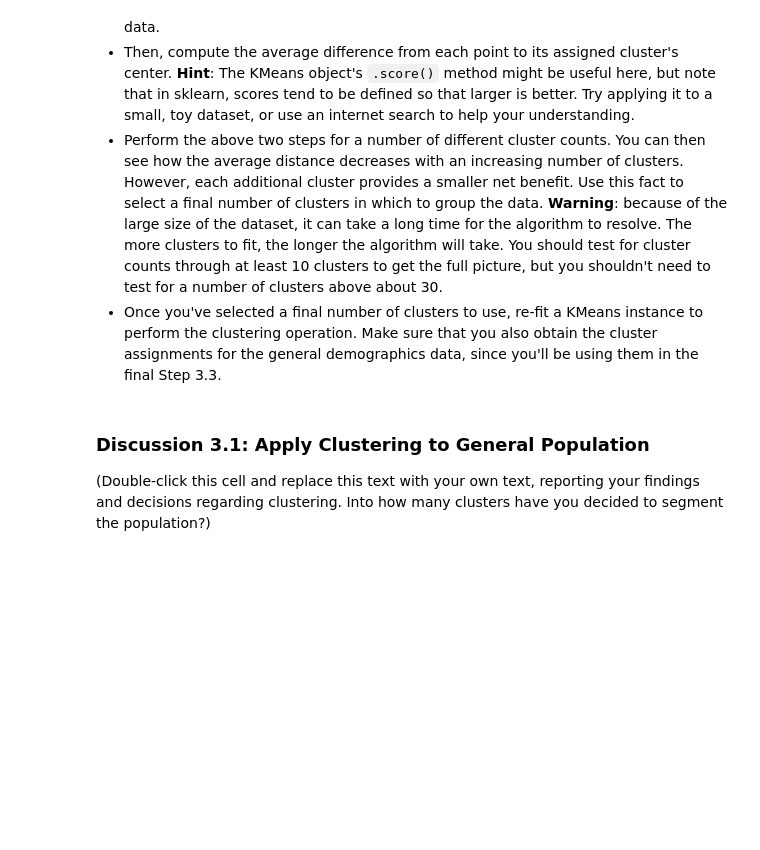
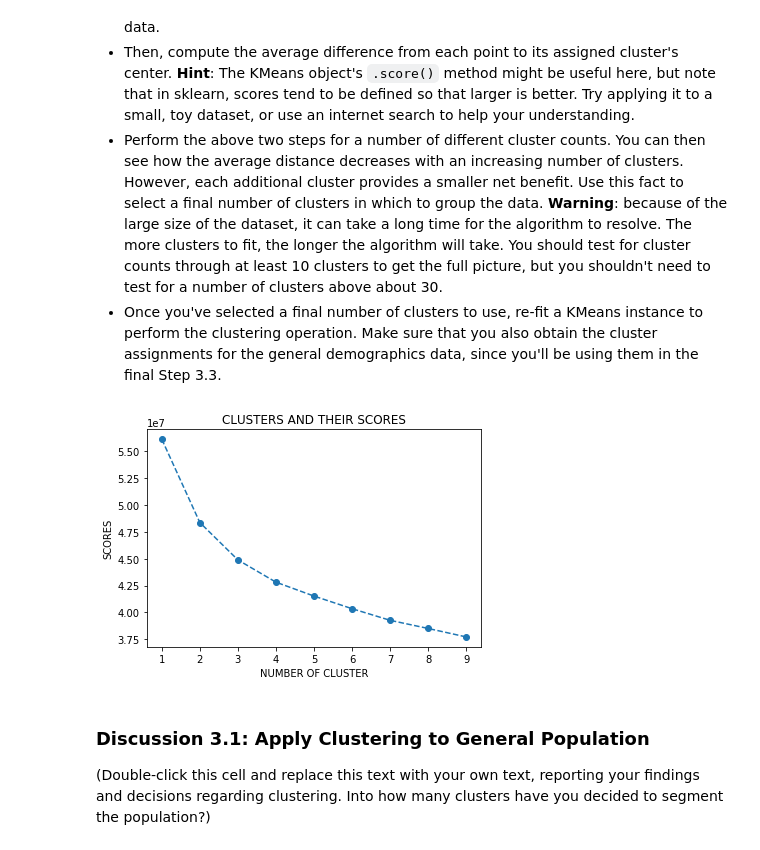
Before and after one commit to richard-madu/customer_classifier, a Jupyter notebook: Identify_Customer_Segments (2).ipynb, the cells around one changed output. Saved outputs shown, nothing was run; the diff lists cells and outputs as text; code cells hidden in the pictures; blank space fills up the shorter version.

```diff
--- a/Identify_Customer_Segments (2).ipynb
+++ b/Identify_Customer_Segments (2).ipynb
@@ -506,2 +586,9 @@ On your scaled data, you are now ready to apply dimensionality reduction techniq
 # %%
 # Re-apply PCA to the data while selecting for number of components to retain.
+model1 = PCA()
+pca1 = model1.fit_transform(azdias_1_scaled)
+# %%
+pca1 = pd.DataFrame(pca1)
+
+pca1.columns = azdias_1_scaled.columns
+pca1.index = azdias_1_scaled.index
@@ -545,16 +787,28 @@ You've assessed and cleaned the demographics data, then scaled and transformed t
 - Perform the above two steps for a number of different cluster counts. You can then see how the average distance decreases with an increasing number of clusters. However, each additional cluster provides a smaller net benefit. Use this fact to select a final number of clusters in which to group the data. **Warning**: because of the large size of the dataset, it can take a long time for the algorithm to resolve. The more clusters to fit, the longer the algorithm will take. You should test for cluster counts through at least 10 clusters to get the full picture, but you shouldn't need to test for a number of clusters above about 30.
 - Once you've selected a final number of clusters to use, re-fit a KMeans instance to perform the clustering operation. Make sure that you also obtain the cluster assignments for the general demographics data, since you'll be using them in the final Step 3.3.
 # %%
+from sklearn.cluster import KMeans
 # Over a number of different cluster counts...
+n_clusters=np.arange(1,10)
+scores=[]
+for c in n_clusters:
+ # run k-means clustering on the data and...
+    kmeans = KMeans(n_clusters=c)
+    model = kmeans.fit(pca1)
+ # compute the average within-cluster distances.
+    score = np.abs(model.score(pca1))
 
-
-    # run k-means clustering on the data and...
-
-
-    # compute the average within-cluster distances.
+    scores.append(score)
 # %%
 # Investigate the change in within-cluster distance across number of clusters.
 # HINT: Use matplotlib's plot function to visualize this relationship.
+plt.plot(n_clusters, scores, linestyle='--', marker='o')
+plt.xlabel('NUMBER OF CLUSTER')
+plt.ylabel('SCORES')
+plt.title('CLUSTERS AND THEIR SCORES')
+plt.show()
+# %% [output]
+[figure, added]
 # %%
 # Re-fit the k-means model with the selected number of clusters and obtain
 # cluster predictions for the general population demographics data.
```
Also changed, not shown: parts of 24 cells of this notebook.
